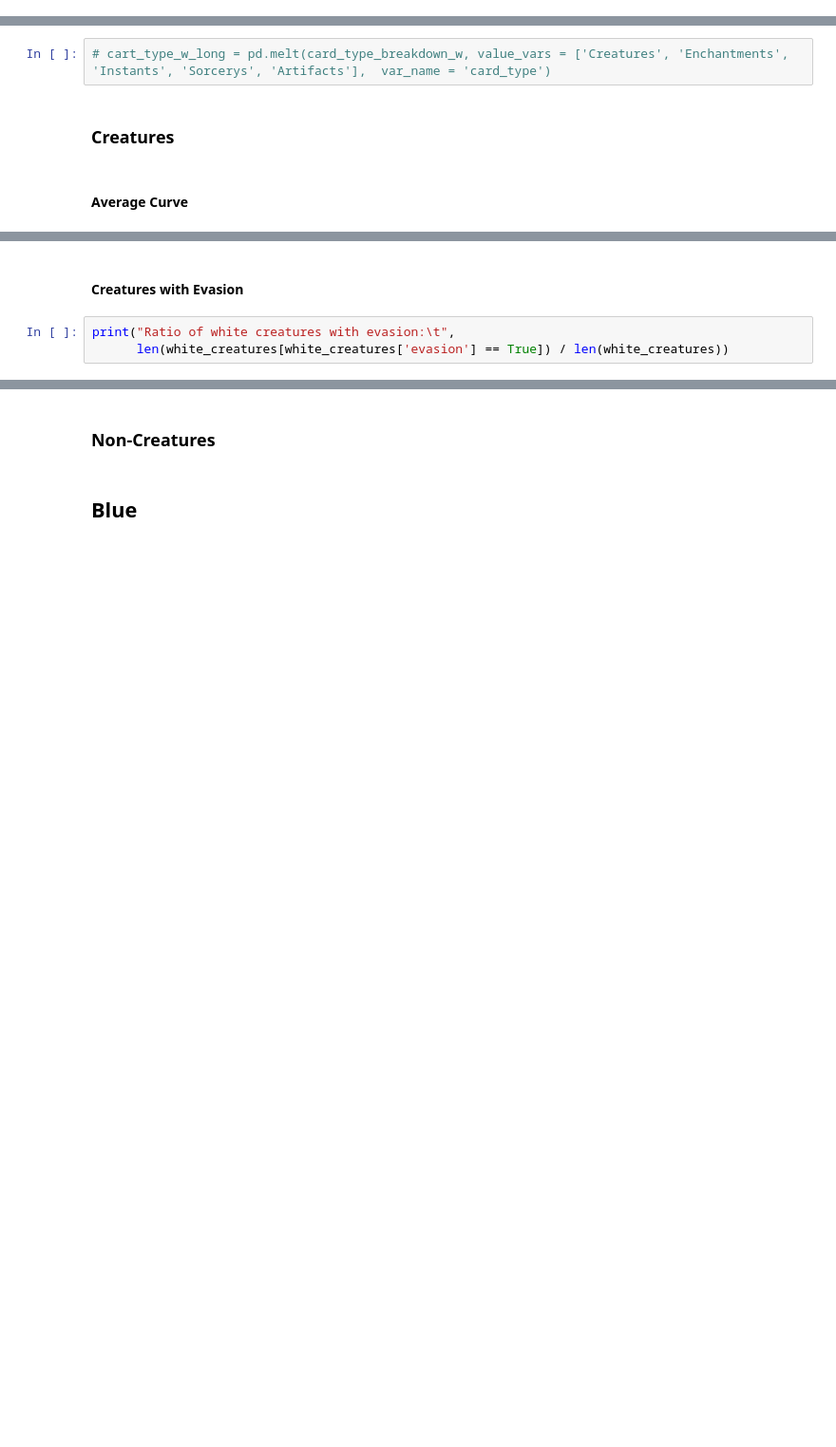
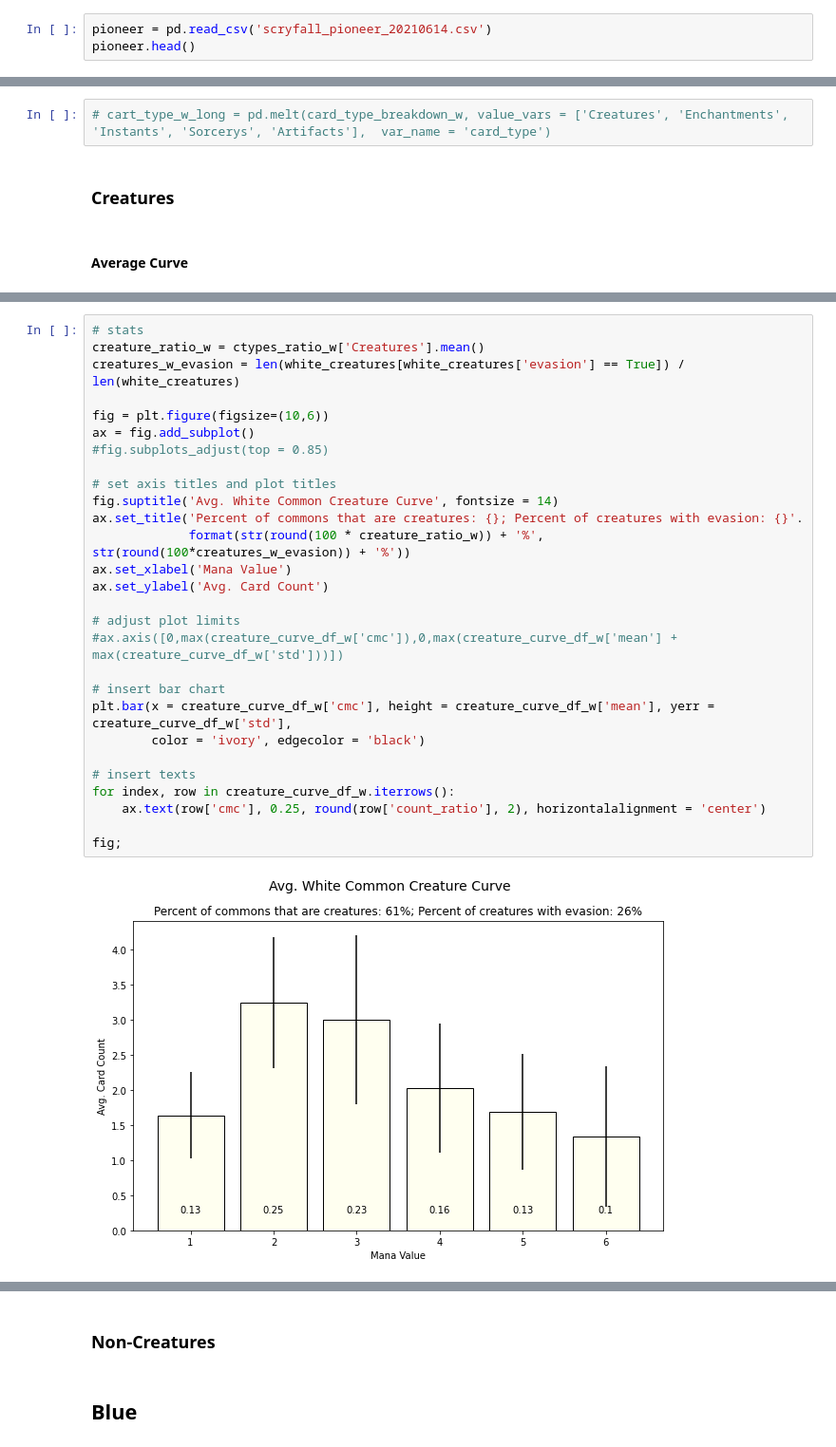
Before and after one commit to ncruickshank/scryfall_analysis, a Jupyter notebook: scryfall_cube_structure.ipynb, the cells around one changed output, grey strips where cells are left out. Shown at 95% size. Cells and saved outputs as stored; diff of their text form; blank space fills up the shorter version.

```diff
--- a/scryfall_cube_structure.ipynb
+++ b/scryfall_cube_structure.ipynb
@@ -98,0 +19,3 @@ pioneer[(pioneer['removal'] == True) & ~(pioneer['type_line'].str.contains('Crea
+# %%
+pioneer = pd.read_csv('scryfall_pioneer_20210614.csv')
+pioneer.head()
@@ -157,5 +183,30 @@ for index, row in creature_curve_df_w.iterrows():
-# %% [markdown]
-#### Creatures with Evasion
-# %%
-print("Ratio of white creatures with evasion:\t",
-      len(white_creatures[white_creatures['evasion'] == True]) / len(white_creatures))
+# %%
+# stats
+creature_ratio_w = ctypes_ratio_w['Creatures'].mean()
+creatures_w_evasion = len(white_creatures[white_creatures['evasion'] == True]) / len(white_creatures)
+
+fig = plt.figure(figsize=(10,6))
+ax = fig.add_subplot()
+#fig.subplots_adjust(top = 0.85)
+
+# set axis titles and plot titles
+fig.suptitle('Avg. White Common Creature Curve', fontsize = 14)
+ax.set_title('Percent of commons that are creatures: {}; Percent of creatures with evasion: {}'.
+             format(str(round(100 * creature_ratio_w)) + '%', str(round(100*creatures_w_evasion)) + '%'))
+ax.set_xlabel('Mana Value')
+ax.set_ylabel('Avg. Card Count')
+
+# adjust plot limits
+#ax.axis([0,max(creature_curve_df_w['cmc']),0,max(creature_curve_df_w['mean'] + max(creature_curve_df_w['std']))])
+
+# insert bar chart
+plt.bar(x = creature_curve_df_w['cmc'], height = creature_curve_df_w['mean'], yerr = creature_curve_df_w['std'],
+        color = 'ivory', edgecolor = 'black')
+
+# insert texts
+for index, row in creature_curve_df_w.iterrows():
+    ax.text(row['cmc'], 0.25, round(row['count_ratio'], 2), horizontalalignment = 'center')
+
+fig;
+# %% [output]
+[figure, added]
```
Also changed, not shown: parts of 13 cells of this notebook, 3 other files.
